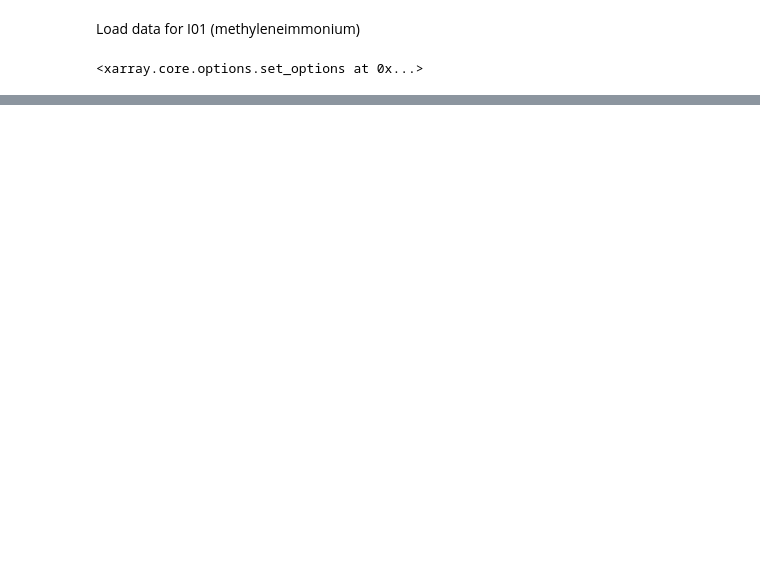
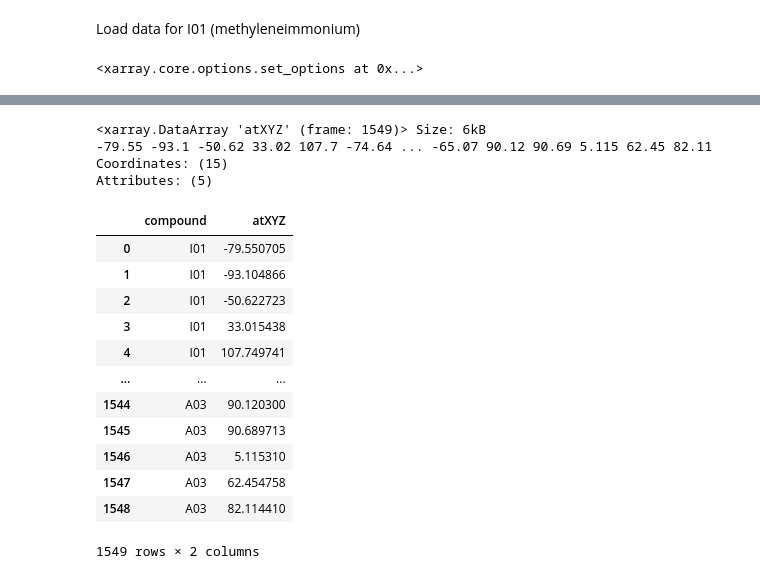
Before and after one commit to SHNITSEL/shnitsel-tools, a Jupyter notebook: tutorials/2_99_hop_distributions.ipynb, the cells around one changed output, grey strips where cells are left out. Saved outputs shown, nothing was run; the diff lists cells and outputs as text; code cells hidden in the pictures; blank space fills up the shorter version.

```diff
--- a/tutorials/2_99_hop_distributions.ipynb
+++ b/tutorials/2_99_hop_distributions.ipynb
@@ -16,2 +16,0 @@ xr.set_options(display_expand_coords=False, display_expand_data_vars=False, disp
-# %%
-frames = st.read('/nc/data/frames_2026-01-12/I01_ch2nh2.nc')
@@ -24,0 +64,26 @@ frames.st.default_mol(atomNote=True)
+# %%
+import xarray as xr
+dihedrals = xr.concat(d_dihedrals.values(), dim='frame', coords='different', compat='equals')
+dihedrals
+# %% [output]
+<xarray.DataArray 'atXYZ' (frame: 1549)> Size: 6kB
+-79.55 -93.1 -50.62 33.02 107.7 -74.64 ... -65.07 90.12 90.69 5.115 62.45 82.11
+Coordinates: (15)
+Attributes: (5)
+# %%
+dih_df = dihedrals.to_pandas().reset_index().drop(columns=['trajid', 'time'])
+dih_df
+# %% [output]
+|  | compound | atXYZ |
+| 0 | I01 | -79.550705 |
+| 1 | I01 | -93.104866 |
+| 2 | I01 | -50.622723 |
+| 3 | I01 | 33.015438 |
+| 4 | I01 | 107.749741 |
+| ... | ... | ... |
+| 1544 | A03 | 90.120300 |
+| 1545 | A03 | 90.689713 |
+| 1546 | A03 | 5.115310 |
+| 1547 | A03 | 62.454758 |
+| 1548 | A03 | 82.114410 |
+1549 rows × 2 columns
```
Also changed, not shown: parts of 22 cells of this notebook.
